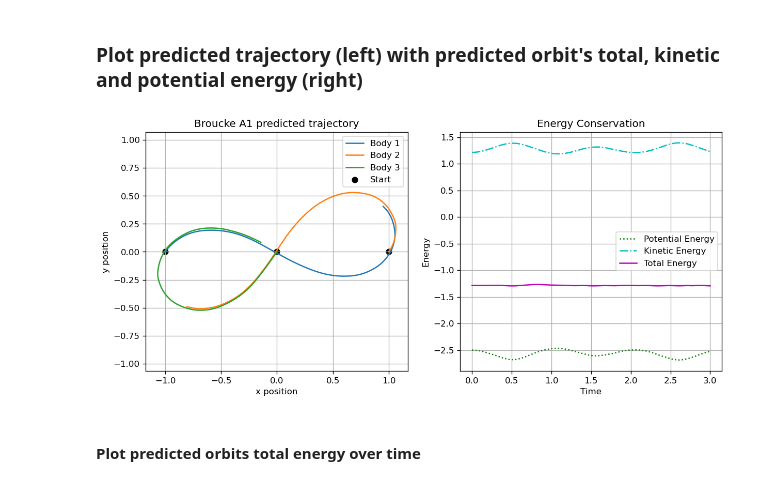
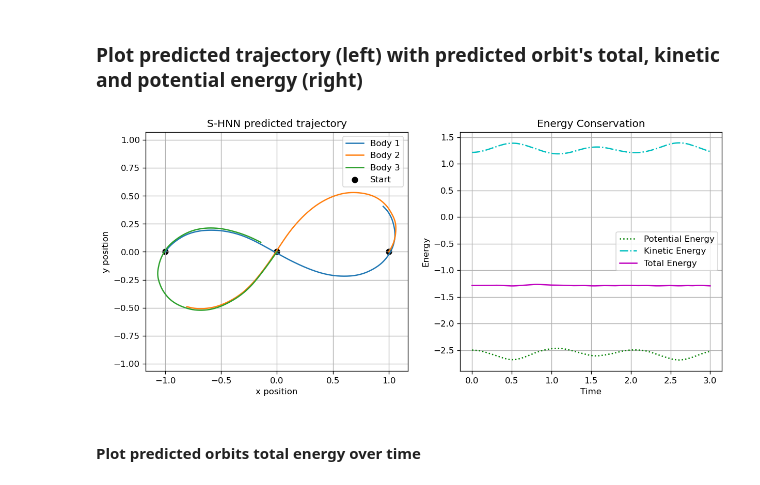
Before and after one commit to sofiakloukianova/Sampling-HNNs, a Jupyter notebook: analyze_three_body.ipynb, the cells around one changed output. Drawn from its saved outputs; the diff is of its cells as text; code cells hidden in the pictures.

```diff
--- a/analyze_three_body.ipynb
+++ b/analyze_three_body.ipynb
@@ -560,8 +556,10 @@ plt.show()
 # %%
 torch.set_default_dtype(torch.float64)
 
+MODEL_NAME = "S-HNN"
+
 kwargs = {
-    "model": "S-HNN",
+    "model": MODEL_NAME,
     "target": "three_body",
     "train_size": 10000,
     "test_size": 2000,
@@ -750,36 +743,36 @@ print(trajectory.shape)
 # Separate positions and momenta
 qx1, qx2, qx3, qy1, qy2, qy3 = trajectory[:, 0:6].T
 px1, px2, px3, py1, py2, py3 = trajectory[:, 6:12].T
 num_steps = trajectory.shape[0] - 1     # 500
 t_eval = np.linspace(0, T, num_steps + 1)
 state = coords2state_3body(trajectory)
 hnn_pe = potential_energy(state)
 hnn_ke = kinetic_energy(state)
 hnn_etot = total_energy(state)
 
 # --- Plot trajectories and energies ---
 fig, (ax1, ax2) = plt.subplots(1, 2, figsize=(12, 5), dpi=120)
 
 # --- Orbit  ---
 ax1.plot(qx1, qy1, label="Body 1")
 ax1.plot(qx2, qy2, label="Body 2")
 ax1.plot(qx3, qy3, label="Body 3")
 ax1.scatter([qx1[0], qx2[0], qx3[0]], [qy1[0], qy2[0], qy3[0]], color='k', marker='o', s=40, label="Start")
 ax1.set_xlabel("x position"); ax1.set_ylabel("y position")
-ax1.set_title(f"Broucke A1 predicted trajectory")
+ax1.set_title(f"{MODEL_NAME} predicted trajectory")
 ax1.legend(); ax1.grid(True); ax1.axis("equal")
 
 # --- Energy ---
 ax2.plot(t_eval, hnn_pe, 'g:',  label="Potential Energy")
 ax2.plot(t_eval, hnn_ke, 'c-.', label="Kinetic Energy")
 ax2.plot(t_eval, hnn_etot, 'm-', label="Total Energy")
 ax2.set_xlabel("Time"); ax2.set_ylabel("Energy")
 ax2.set_title(f"Energy Conservation")
 ax2.legend(); ax2.grid(True)
-plt.savefig("plots/broucke_A1_mlp.png", dpi=300)
+plt.savefig("plots/fig8_s_hnn.png", dpi=300)
 plt.show()
 # %% [output]
-[figure, old version]
+[figure, new version]
 # %% [markdown]
 #### Plot predicted orbits **total energy** over time
 # %%
```
Also changed, not shown: parts of 6 cells of this notebook, 4 other files.
